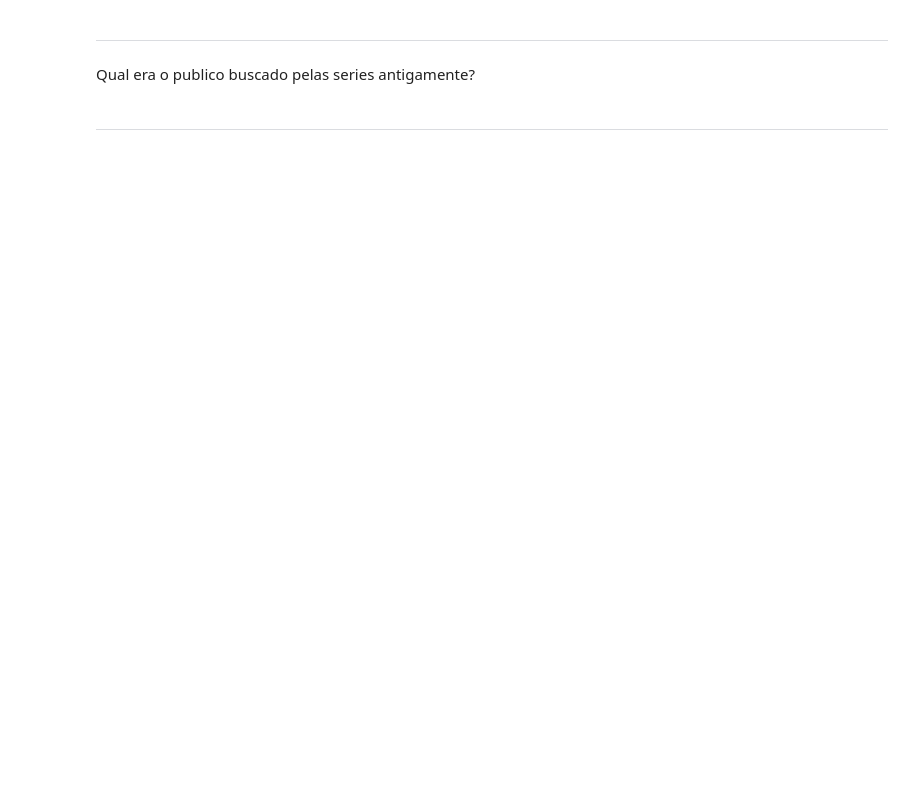
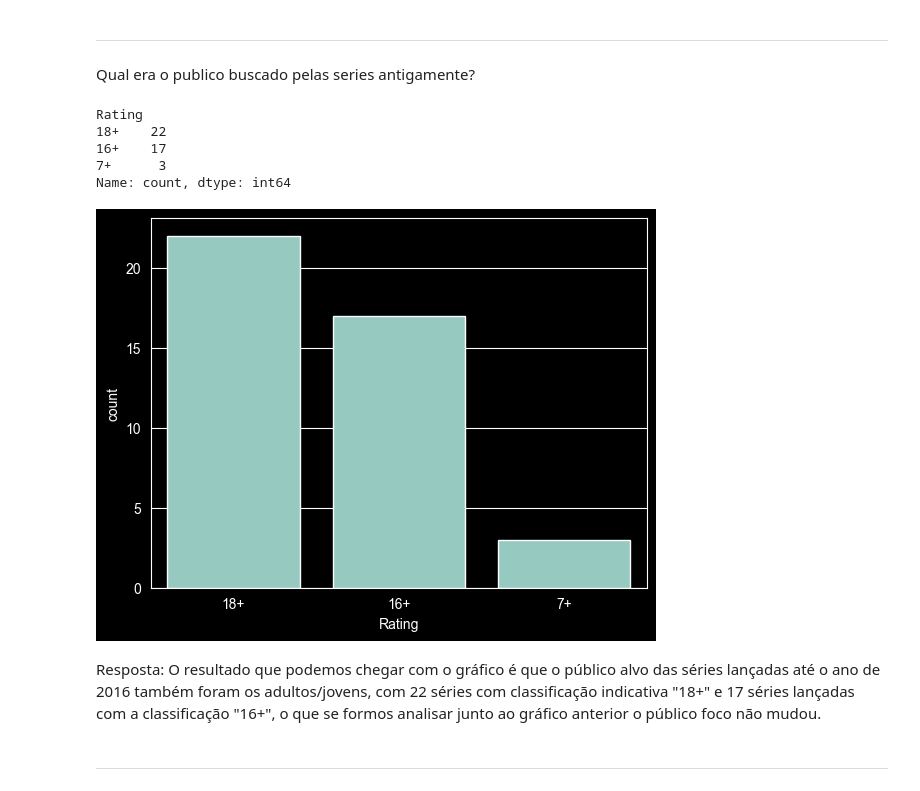
Before and after one commit to Matheus0208/projeto-analise-netflix, a Jupyter notebook: analisetvshows.ipynb, the cells around one changed output. Saved outputs shown, nothing was run; the diff lists cells and outputs as text; code cells hidden in the pictures; blank space fills up the shorter version.

```diff
--- a/analisetvshows.ipynb
+++ b/analisetvshows.ipynb
@@ -312,5 +330,23 @@ Qual publico as series recentes estão buscando atualmente?
 ---
 # %% [markdown]
 Qual era o publico buscado pelas series antigamente?
+# %%
+antigosShows = shows['Year'] <= 2016
+dfAntigosShows = shows.loc[antigosShows]
+
+qtdAntigosShows = dfAntigosShows['Rating'].value_counts()
+print(qtdAntigosShows)
+
+sns.countplot(x='Rating', data=dfAntigosShows)
+plt.show()
+# %% [output]
+Rating
+18+    22
+16+    17
+7+      3
+Name: count, dtype: int64
+[figure, added]
+# %% [markdown]
+Resposta: O resultado que podemos chegar com o gráfico é que o público alvo das séries lançadas até o ano de 2016 também foram os adultos/jovens, com 22 séries com classificação indicativa "18+" e 17 séries lançadas com a classificação "16+", o que se formos analisar junto ao gráfico anterior o público foco não mudou.
 # %% [markdown]
 ---
```
Also changed, not shown: parts of 3 cells of this notebook.
